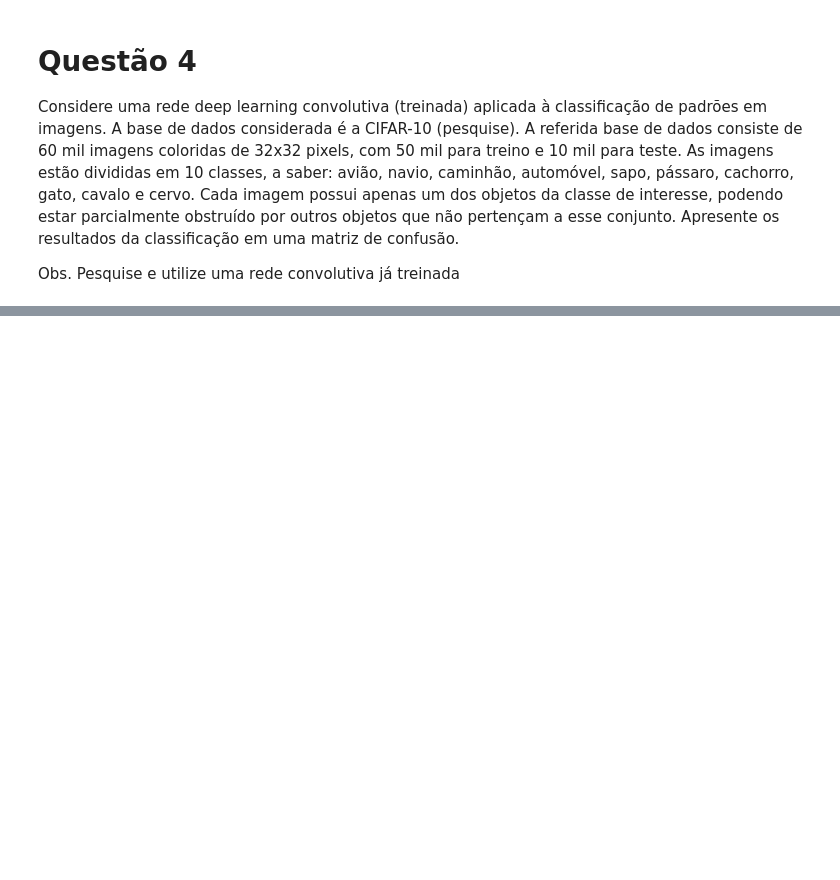
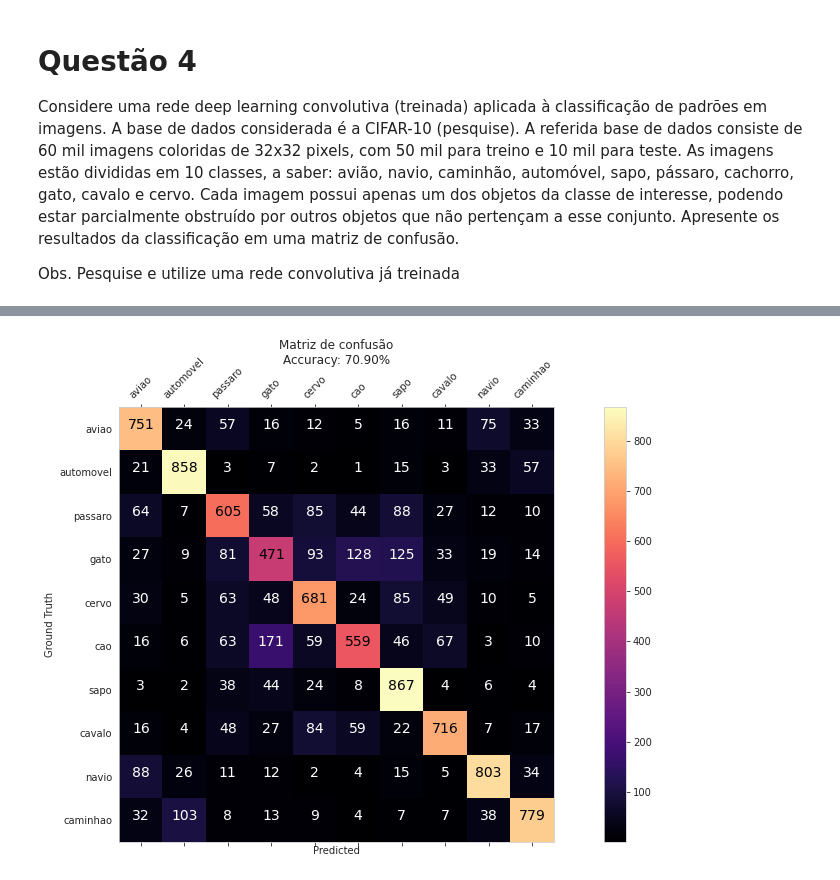
Before and after one commit to angelomarcelino/machine_learning, a Jupyter notebook: q4_CIFAR_10.ipynb, the cells around one changed output, grey strips where cells are left out. Saved outputs shown, nothing was run; the diff lists cells and outputs as text; code cells hidden in the pictures; blank space fills up the shorter version.

```diff
--- a/q4_CIFAR_10.ipynb
+++ b/q4_CIFAR_10.ipynb
@@ -9,0 +112,42 @@ Obs. Pesquise e utilize uma rede convolutiva já treinada
+# %%
+y_pred = model.predict_classes(test_images)
+# %%
+import itertools
+
+def plot_conf_matrix(conf_matrix, title, ax):
+    cax = ax.matshow(conf_matrix, cmap='magma')
+
+    thresh = 200
+    for i, j in itertools.product(range(conf_matrix.shape[0]), range(conf_matrix.shape[1])):
+            ax.text(
+                j, i, '{:,}'.format(conf_matrix[i, j]),
+                horizontalalignment='center',
+                fontsize=14,
+                color='black' if conf_matrix[i, j] > thresh else 'white'
+            )
+
+    fig.colorbar(cax, ax=ax)
+    labels = class_names
+    ax.set_xticks(range(len(labels)));
+    ax.set_yticks(range(len(labels)));
+    ax.set_xticklabels(labels, rotation=45)
+    ax.set_yticklabels(labels)
+
+
+    accuracy = np.trace(conf_matrix) / float(np.sum(conf_matrix))
+    misclass = 1 - accuracy
+    ax.set_title(f'{title}\nAccuracy: {accuracy*100:0.2f}%\n')
+
+    ax.set_xlabel('Predicted')
+    ax.set_ylabel('Ground Truth')
+# %%
+from sklearn.metrics import confusion_matrix
+
+conf_matrix = confusion_matrix(test_labels, y_pred)
+
+fig, axes = plt.subplots(nrows=1, ncols=1, figsize=(18, 8))
+plt.grid(False)
+
+plot_conf_matrix(conf_matrix, "Matriz de confusão", axes)
+# %% [output]
+[figure, added]
```
Also changed, not shown: parts of 7 cells of this notebook.
